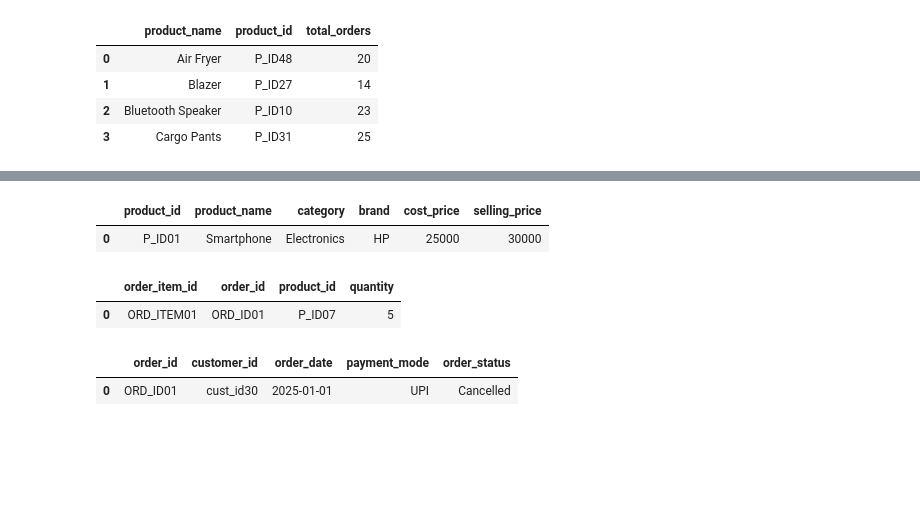
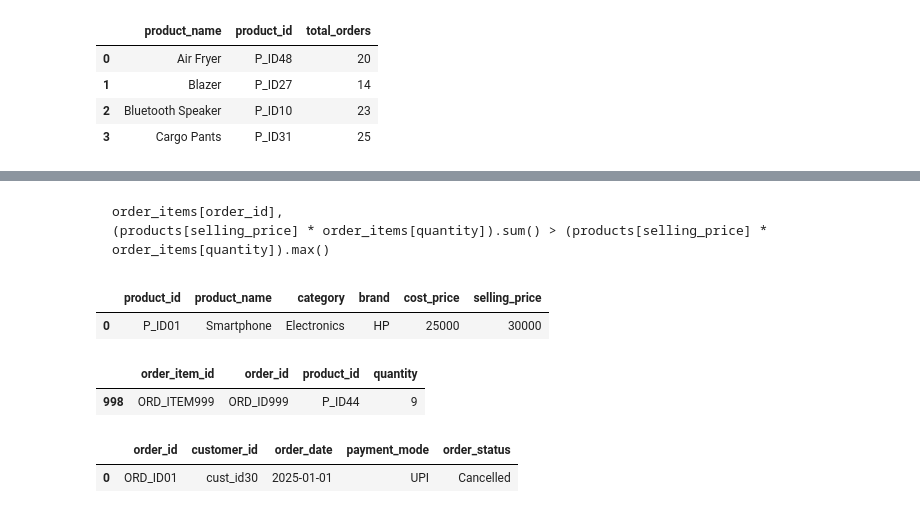
Before and after one commit to umesh-creates/sql_pandas_exercise_and_notes, a Jupyter notebook: retail_analysis exercise/subqueries.ipynb, the cells around one changed output, grey strips where cells are left out. Cells and saved outputs as stored; diff of their text form; code cells hidden in the pictures; blank space fills up the shorter version.

```diff
--- a/retail_analysis exercise/subqueries.ipynb
+++ b/retail_analysis exercise/subqueries.ipynb
@@ -391,13 +586,18 @@ total_orders.head(4)
+# %% [markdown]
+<pre>
+order_items[order_id],
+(products[selling_price] * order_items[quantity]).sum() > (products[selling_price] * order_items[quantity]).max()
+</pre>
 # %%
 products.head(1)
 # %% [output]
 |  | product_id | product_name | category | brand | cost_price | selling_price |
 | 0 | P_ID01 | Smartphone | Electronics | HP | 25000 | 30000 |
 # %%
-order_items.head(1)
+order_items.sort_values('order_id', ascending=False).head(1)
 # %% [output]
 |  | order_item_id | order_id | product_id | quantity |
-| 0 | ORD_ITEM01 | ORD_ID01 | P_ID07 | 5 |
+| 998 | ORD_ITEM999 | ORD_ID999 | P_ID44 | 9 |
 # %%
 orders.head(1)
 # %% [output]
```
Also changed, not shown: parts of 19 cells of this notebook.
